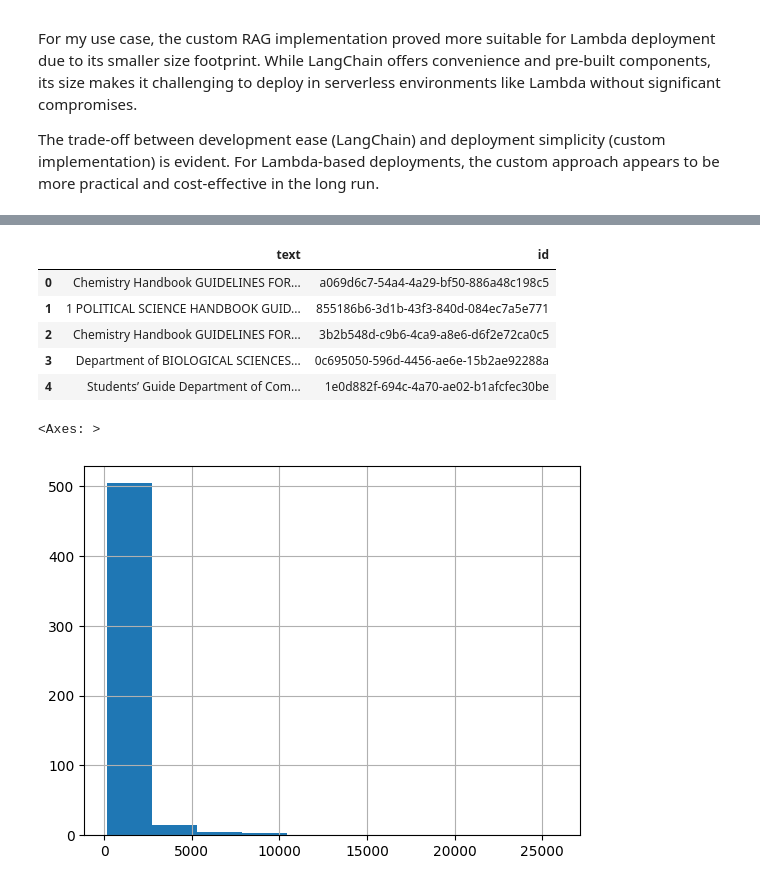
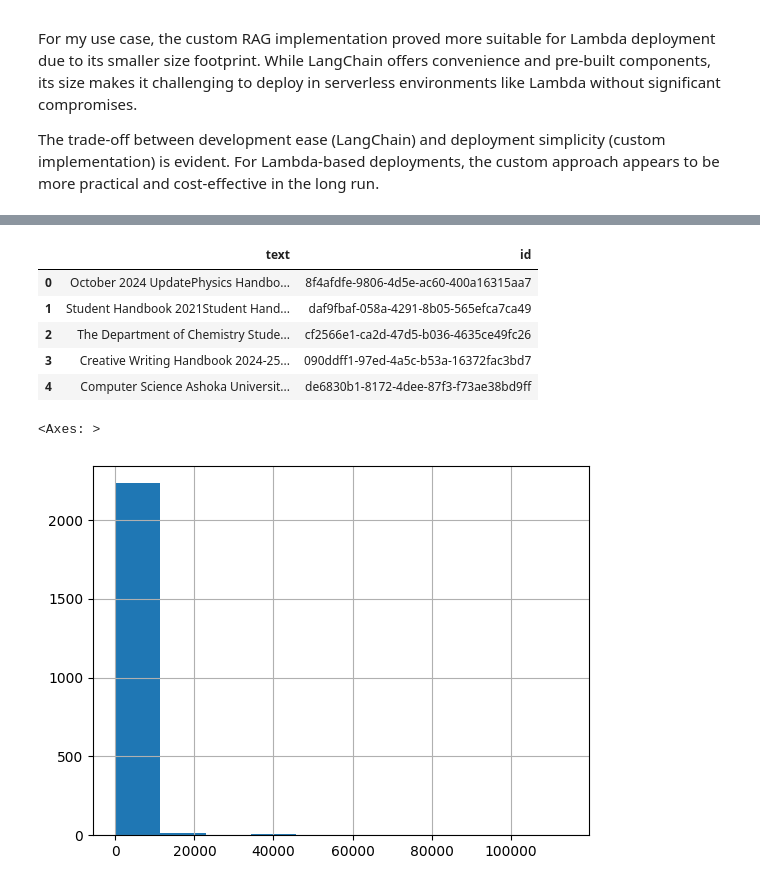
Before and after one commit to karthick-yes/University-Web-assistant, a Jupyter notebook: notebook/main.ipynb, the cells around one changed output, grey strips where cells are left out. Drawn from its saved outputs; the diff is of its cells as text; code cells hidden in the pictures.

```diff
--- a/notebook/main.ipynb
+++ b/notebook/main.ipynb
@@ -284,34 +635,34 @@ def remove_newlines(serie):
 # %%
 texts = []
 
-for file in os.listdir("text/ashoka.edu.in/"):
-    with open("text/ashoka.edu.in/" + file, "r" , encoding="utf-8") as f:
+for file in os.listdir("newtext/www.ashoka.edu.in/"):
+    with open("newtext/www.ashoka.edu.in/" + file, "r" , encoding="utf-8") as f:
         text = f.read()
         texts.append(text)
 
 df = pd.DataFrame(texts, columns = ['text'])
 df['text'] = remove_newlines(df.text)
 df['id'] = [uuid.uuid4() for _ in range(len(df))]
-df.to_csv('processed/scraped2.csv', escapechar="\\")
+df.to_csv('processed/scraped3.csv', escapechar="\\")
 df.head()
 # %% [output]
 |  | text | id |
-| 0 | Chemistry Handbook GUIDELINES FOR... | a069d6c7-54a4-4a29-bf50-886a48c198c5 |
-| 1 | 1 POLITICAL SCIENCE HANDBOOK GUID... | 855186b6-3d1b-43f3-840d-084ec7a5e771 |
-| 2 | Chemistry Handbook GUIDELINES FOR... | 3b2b548d-c9b6-4ca9-a8e6-d6f2e72ca0c5 |
-| 3 | Department of BIOLOGICAL SCIENCES... | 0c695050-596d-4456-ae6e-15b2ae92288a |
-| 4 | Students’ Guide Department of Com... | 1e0d882f-694c-4a70-ae02-b1afcfec30be |
+| 0 | October 2024 UpdatePhysics Handbo... | 8f4afdfe-9806-4d5e-ac60-400a16315aa7 |
+| 1 | Student Handbook 2021Student Hand... | daf9fbaf-058a-4291-8b05-565efca7ca49 |
+| 2 | The Department of Chemistry Stude... | cf2566e1-ca2d-47d5-b036-4635ce49fc26 |
+| 3 | Creative Writing Handbook 2024-25... | 090ddff1-97ed-4a5c-b53a-16372fac3bd7 |
+| 4 | Computer Science Ashoka Universit... | de6830b1-8172-4dee-87f3-f73ae38bd9ff |
 # %%
 import tiktoken
 tokenizer = tiktoken.get_encoding("cl100k_base")
-df = pd.read_csv("processed/scraped2.csv", index_col= 0)
+df = pd.read_csv("processed/scraped3.csv", index_col= 0)
 df.columns = ['text', 'id']
 df = df[pd.notna(df['text'])]
 df['no_tokens'] = df.text.apply(lambda x : len(tokenizer.encode(x)))
 df['no_tokens'].hist()
 # %% [output]
 <Axes: >
-[figure, old version]
+[figure, new version]
 # %%
 #Just to save the emebddings on to the disk
 import google.generativeai as genai
```
Also changed, not shown: parts of 11 cells of this notebook, 10 other files.
